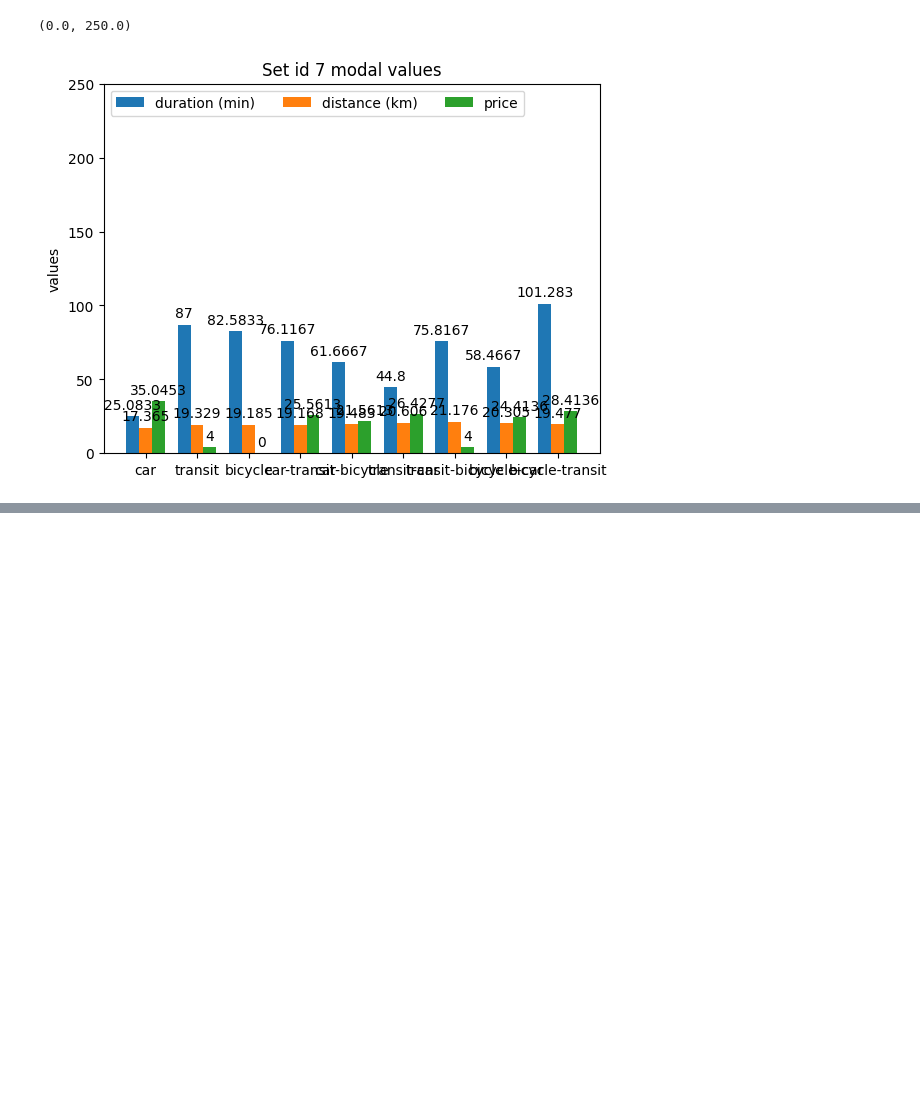
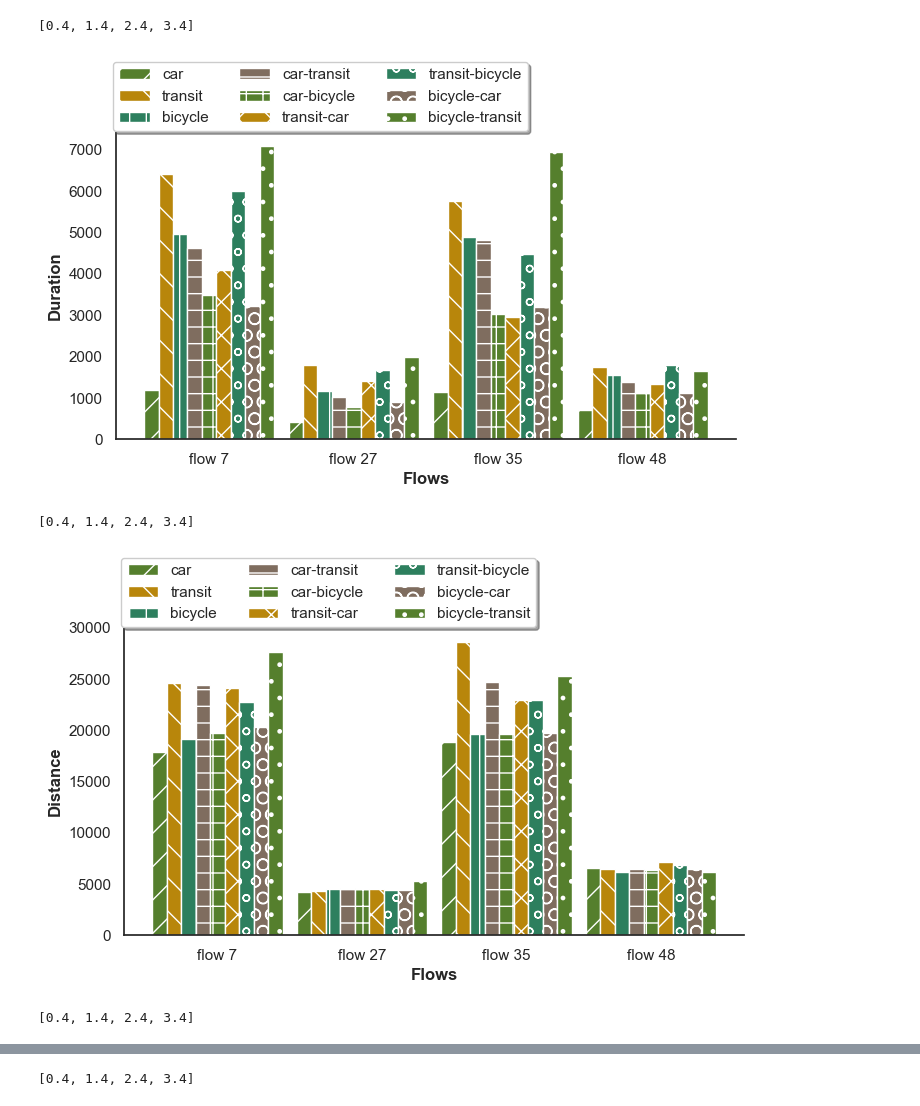
Before and after one commit to CamiloHMS/london_routing, a Jupyter notebook: responses_plot.ipynb, the cells around one changed output, grey strips where cells are left out. Cells and saved outputs as stored; diff of their text form; code cells hidden in the pictures; blank space fills up the shorter version.

Commit message:
feat: flow plot

```diff
--- a/responses_plot.ipynb
+++ b/responses_plot.ipynb
@@ -5,33 +6,2 @@ import numpy as np
 # %%
 dataf = pd.read_csv("results/responses.csv")
-# %%
-setid_7 = dataf.loc[dataf['setID'] == 7]
-
-
-values = {"duration (min)": [i/60 for i in setid_7['duration'].to_list()],
-          "distance (km)": [i/1000 for i in setid_7['distance'].to_list()],
-          "price": setid_7['price'].to_list()}
-
-modal = setid_7['modal'].to_list()
-
-
-fig, ax = plt.subplots()
-
-x = np.arange(len(modal))  # the label locations
-width = 0.25  # the width of the bars
-multiplier = 0
-
-for attribute, measurement in values.items():
-    offset = width * multiplier
-    rects = ax.bar(x + offset, measurement, width, label=attribute)
-    ax.bar_label(rects, padding=3)
-    multiplier += 1
-
-ax.set_ylabel('values')
-ax.set_title('Set id 7 modal values')
-ax.set_xticks(x + width, modal)
-ax.legend(loc='upper left', ncols=3)
-ax.set_ylim(0, 250)
-# %% [output]
-(0.0, 250.0)
-[figure, removed]
@@ -37,0 +45,29 @@ ax.set_ylim(0, 250)
+# %%
+def getBars(df,labels,value):
+    bars = []
+    for i in labels:
+        bars.append(df.groupby("modal").get_group(i)[value].tolist())
+    return bars
+# %%
+rmLabels = ['Unnamed: 0','setID','modal']
+ylabels = dataf.columns
+ylabels = [ele for ele in ylabels if ele not in rmLabels]
+
+set_ids = dataf['setID'].unique()[:4].tolist()
+labels = dataf['modal'].unique().tolist()
+
+flows = list(map(lambda x: f"flow {int(x)}",set_ids))
+if labels[-1] == 'error' : labels = labels[:len(labels)-1]
+
+flist = [7,27,35,48]
+filtered_df = dataf.loc[dataf['setID'].isin(flist)]
+for i in ylabels:
+    bars = getBars(filtered_df,labels,i)
+
+    plotBars(bars,i,labels,flows,'test')
+# %% [output]
+[0.4, 1.4, 2.4, 3.4]
+[figure, added]
+[0.4, 1.4, 2.4, 3.4]
+[figure, added]
+[0.4, 1.4, 2.4, 3.4]
@@ -37,0 +75 @@ ax.set_ylim(0, 250)
+[0.4, 1.4, 2.4, 3.4]
```
Also changed, not shown: parts of 3 cells of this notebook, 1 other file.
